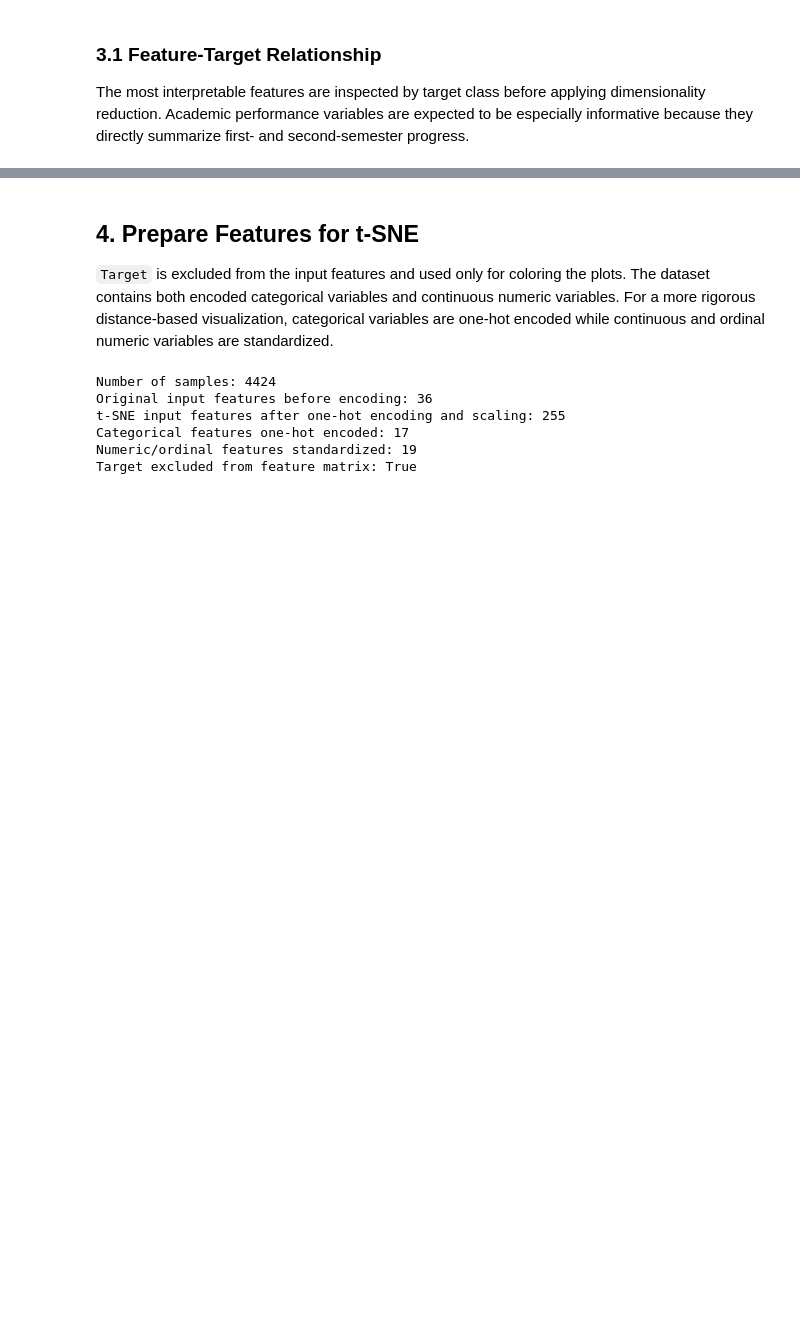
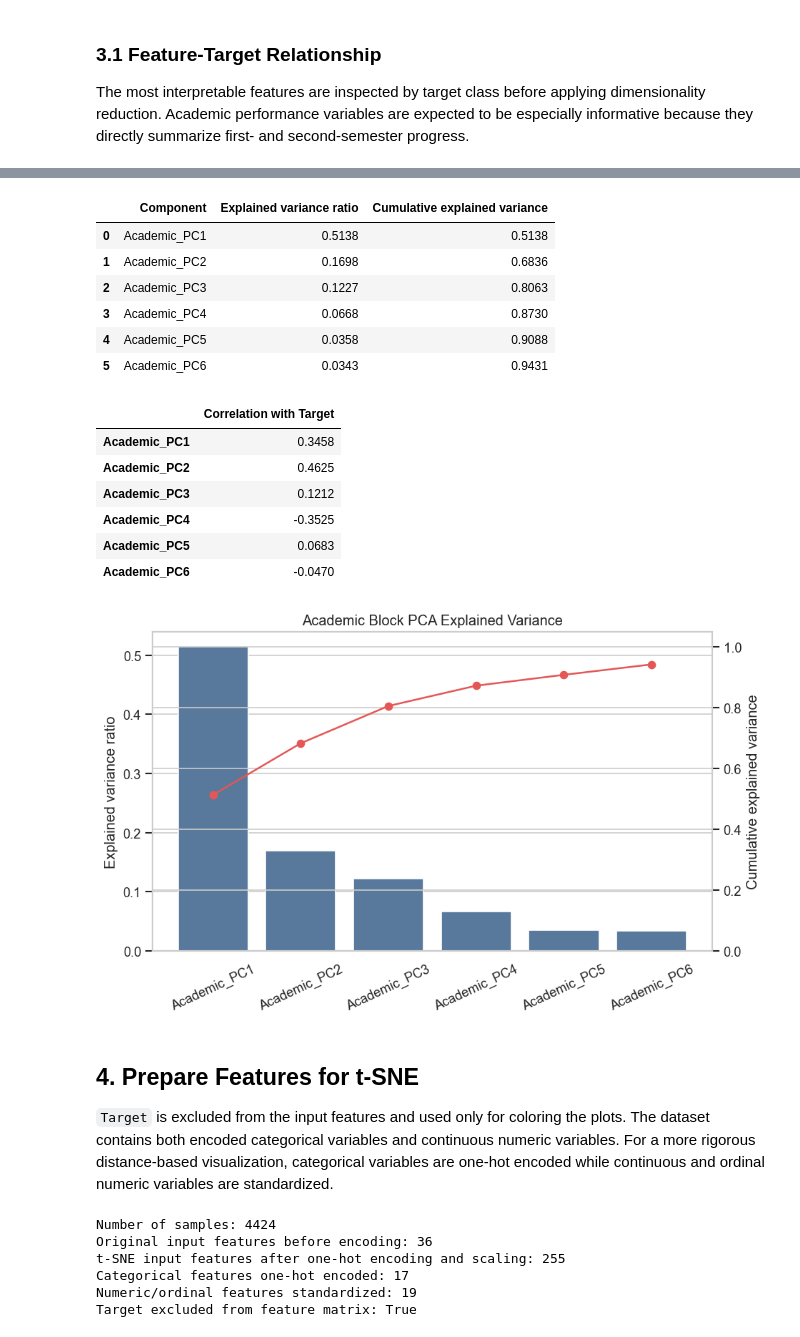
Before and after one commit to NathanTong0921/Machine-Learning-Project, a Jupyter notebook: visualization/data_visualization_tsne.ipynb, the cells around one changed output, grey strips where cells are left out. Saved outputs shown, nothing was run; the diff lists cells and outputs as text; code cells hidden in the pictures; blank space fills up the shorter version.

```diff
--- a/visualization/data_visualization_tsne.ipynb
+++ b/visualization/data_visualization_tsne.ipynb
@@ -245,3 +392,71 @@ plt.show()
+# %%
+academic_block_filled = df[academic_block_features].fillna(df[academic_block_features].median())
+academic_block_scaled = StandardScaler().fit_transform(academic_block_filled)
+academic_pca = PCA(n_components=min(6, len(academic_block_features)), random_state=RANDOM_STATE)
+academic_pca_scores = academic_pca.fit_transform(academic_block_scaled)
+academic_pca_df = pd.DataFrame(
+    academic_pca_scores,
+    columns=[f"Academic_PC{i + 1}" for i in range(academic_pca_scores.shape[1])],
+)
+academic_pca_df["Target"] = df["Target"].values
+
+
+academic_pca_variance = pd.DataFrame(
+    {
+        "Component": [f"Academic_PC{i + 1}" for i in range(len(academic_pca.explained_variance_ratio_))],
+        "Explained variance ratio": academic_pca.explained_variance_ratio_,
+        "Cumulative explained variance": academic_pca.explained_variance_ratio_.cumsum(),
+    }
+)
+display(academic_pca_variance.round(4))
+
+academic_pc_target_corr = (
+    academic_pca_df.corr(numeric_only=True)["Target"]
+    .drop("Target")
+    .rename("Correlation with Target")
+    .to_frame()
+)
+display(academic_pc_target_corr.round(4))
+
+fig, ax1 = plt.subplots(figsize=(8, 5))
+sns.barplot(
+    data=academic_pca_variance,
+    x="Component",
+    y="Explained variance ratio",
+    color="#4C78A8",
+    ax=ax1,
+)
+ax1.set_title("Academic Block PCA Explained Variance")
+ax1.set_xlabel("")
+ax1.set_ylabel("Explained variance ratio")
+ax1.tick_params(axis="x", rotation=25)
+ax2 = ax1.twinx()
+ax2.plot(
+    academic_pca_variance["Component"],
+    academic_pca_variance["Cumulative explained variance"],
+    color="#E45756",
+    marker="o",
+)
+ax2.set_ylabel("Cumulative explained variance")
+ax2.set_ylim(0, 1.05)
+plt.tight_layout()
+plt.show()
+# %% [output]
+|  | Component | Explained variance ratio | Cumulative explained variance |
+| 0 | Academic_PC1 | 0.5138 | 0.5138 |
+| 1 | Academic_PC2 | 0.1698 | 0.6836 |
+| 2 | Academic_PC3 | 0.1227 | 0.8063 |
+| 3 | Academic_PC4 | 0.0668 | 0.8730 |
+| 4 | Academic_PC5 | 0.0358 | 0.9088 |
+| 5 | Academic_PC6 | 0.0343 | 0.9431 |
+|  | Correlation with Target |
+| Academic_PC1 | 0.3458 |
+| Academic_PC2 | 0.4625 |
+| Academic_PC3 | 0.1212 |
+| Academic_PC4 | -0.3525 |
+| Academic_PC5 | 0.0683 |
+| Academic_PC6 | -0.0470 |
+[figure, added]
 # %% [markdown]
 ## 4. Prepare Features for t-SNE
 
```
Also changed, not shown: parts of 10 cells of this notebook, 1 other file.
